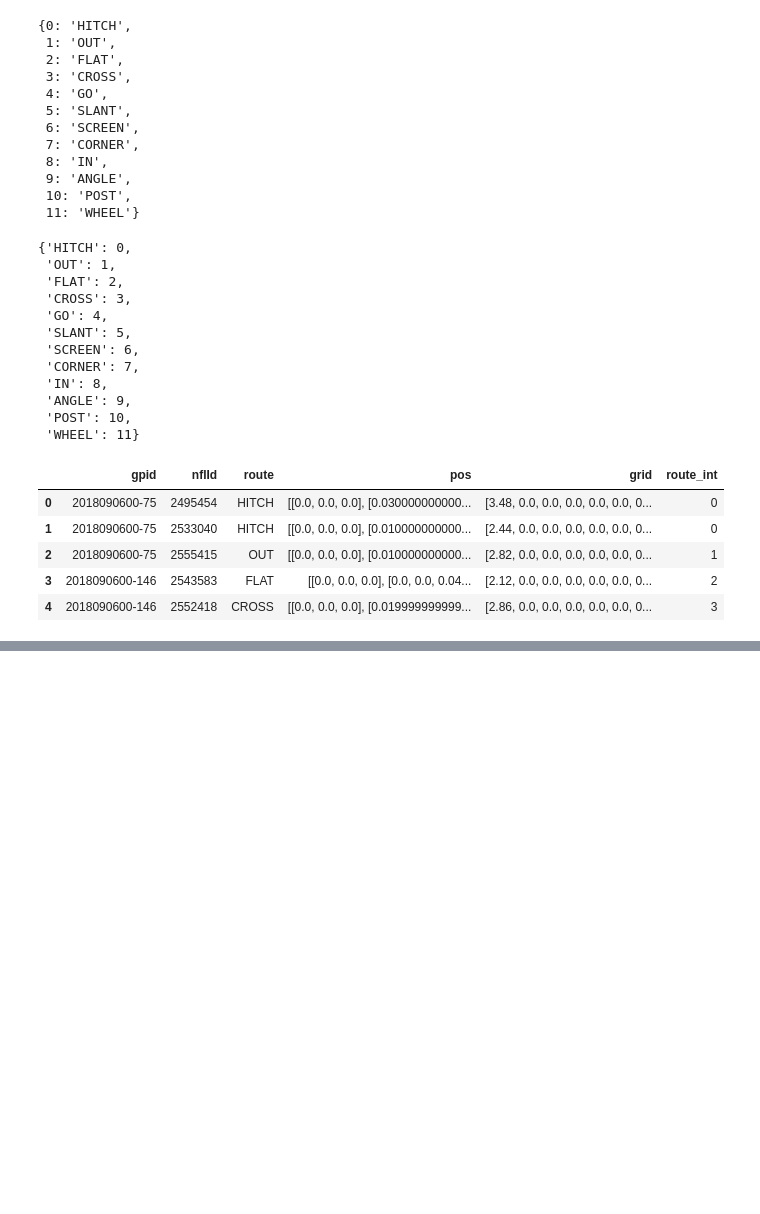
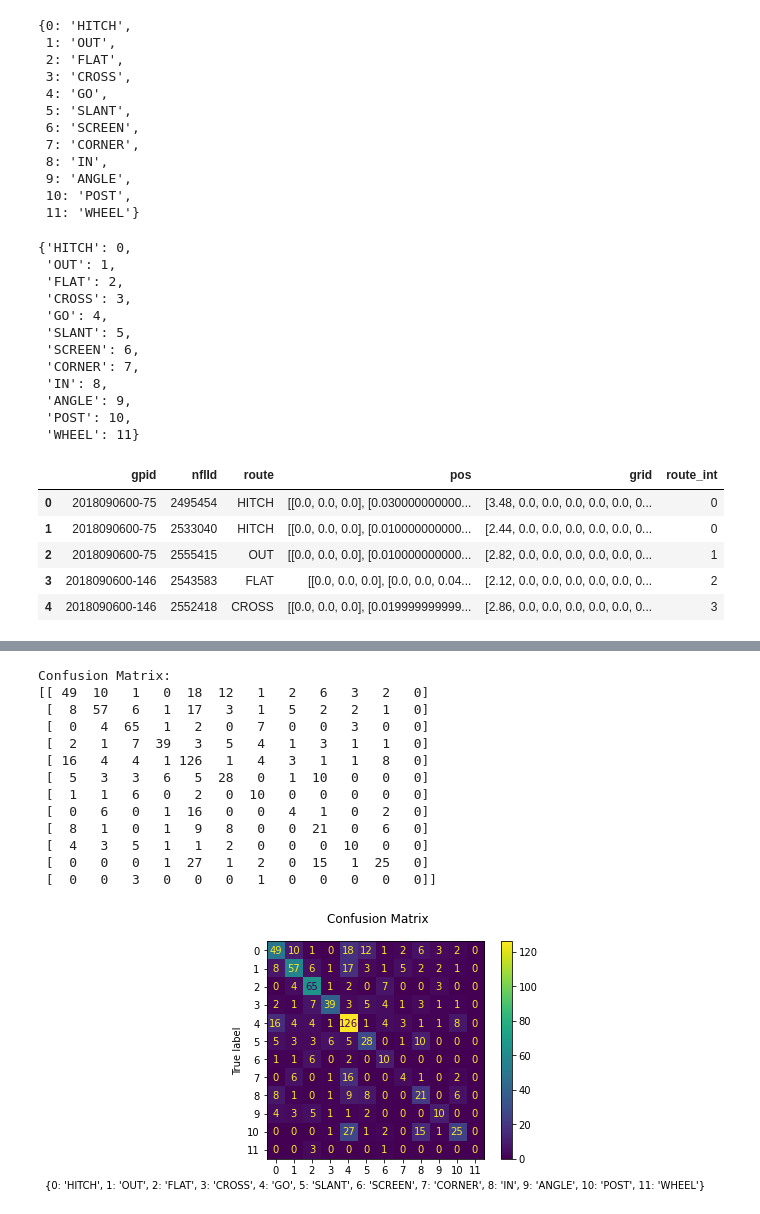
Before and after one commit to sskett/cosc301, a Jupyter notebook: route_finder.ipynb, the cells around one changed output, grey strips where cells are left out. Drawn from its saved outputs; the diff is of its cells as text; code cells hidden in the pictures; blank space fills up the shorter version.

```diff
--- a/route_finder.ipynb
+++ b/route_finder.ipynb
@@ -495,6 +395,11 @@ import torch
 from torch import nn
 
 # Create device agnostic code
-device = "cuda" if torch.cuda.is_available() else "cpu"
+if torch.cuda.is_available():
+    device = "cuda"
+elif torch.backends.mps.is_available():
+    device = "mps"
+else:
+    device = "cpu"
 device
 # %% [output]
@@ -519,16 +424,16 @@ def accuracy_fn(y_true, y_pred):
     acc = (correct/ len(y_pred)) * 100
     return acc
 
-mc_model = MultiClassModel(input_features=x_dim*y_dim, output_features=len(classes), hidden_units=512).to(device)
+mc_model = MultiClassModel(input_features=x_dim*y_dim, output_features=len(classes), hidden_units=1024).to(device)
 
 loss_fn = nn.CrossEntropyLoss()
-optimiser = torch.optim.SGD(mc_model.parameters(), lr=0.01)
+optimiser = torch.optim.SGD(mc_model.parameters(), lr=1)
 # %%
 # Split data into 50% train and 50% test subsets
 x_train, x_test, y_train, y_test = train_test_split(grids, routes_df['route_int'], test_size=0.2, shuffle=False, random_state=1)
 
 torch.manual_seed(42)
-epochs = 100
+epochs = 500
 
 x_train, y_train = torch.as_tensor(x_train).float().to(device), torch.as_tensor(y_train.to_numpy()).to(device)
 x_test, y_test = torch.as_tensor(x_test).float().to(device), torch.as_tensor(y_test.to_numpy()).to(device)
@@ -545,7 +450,7 @@ for epoch in range(epochs):
     loss = loss_fn(y_logits, y_train)
     acc = accuracy_fn(y_true=y_train, y_pred=y_pred)
 
-    # 3. Optimiser zero grad
+    # 3. Optimiser zero grad (clear gradients)
     optimiser.zero_grad()
 
     # 4. Loss backwards
@@ -594,2 +505,0 @@ Test accuracy: 47.47%
-# %%
-x_train, x_test, y_train, y_test = train_test_split(grids, routes_df['route_int'], test_size=0.2, shuffle=False, random_state=1)
@@ -595,0 +529,21 @@ x_train, x_test, y_train, y_test = train_test_split(grids, routes_df['route_int'
+# %%
+disp2 = metrics.ConfusionMatrixDisplay.from_predictions(y_test.cpu(), y_preds.cpu())
+disp2.figure_.suptitle('Confusion Matrix')
+print(f'Confusion Matrix:\n{disp2.confusion_matrix}')
+plt.xlabel(classes)
+plt.show()
+# %% [output]
+Confusion Matrix:
+[[ 49  10   1   0  18  12   1   2   6   3   2   0]
+ [  8  57   6   1  17   3   1   5   2   2   1   0]
+ [  0   4  65   1   2   0   7   0   0   3   0   0]
+ [  2   1   7  39   3   5   4   1   3   1   1   0]
+ [ 16   4   4   1 126   1   4   3   1   1   8   0]
+ [  5   3   3   6   5  28   0   1  10   0   0   0]
+ [  1   1   6   0   2   0  10   0   0   0   0   0]
+ [  0   6   0   1  16   0   0   4   1   0   2   0]
+ [  8   1   0   1   9   8   0   0  21   0   6   0]
+ [  4   3   5   1   1   2   0   0   0  10   0   0]
+ [  0   0   0   1  27   1   2   0  15   1  25   0]
+ [  0   0   3   0   0   0   1   0   0   0   0   0]]
+[figure, added]
```
Also changed, not shown: parts of 24 cells of this notebook, 3 other files.
